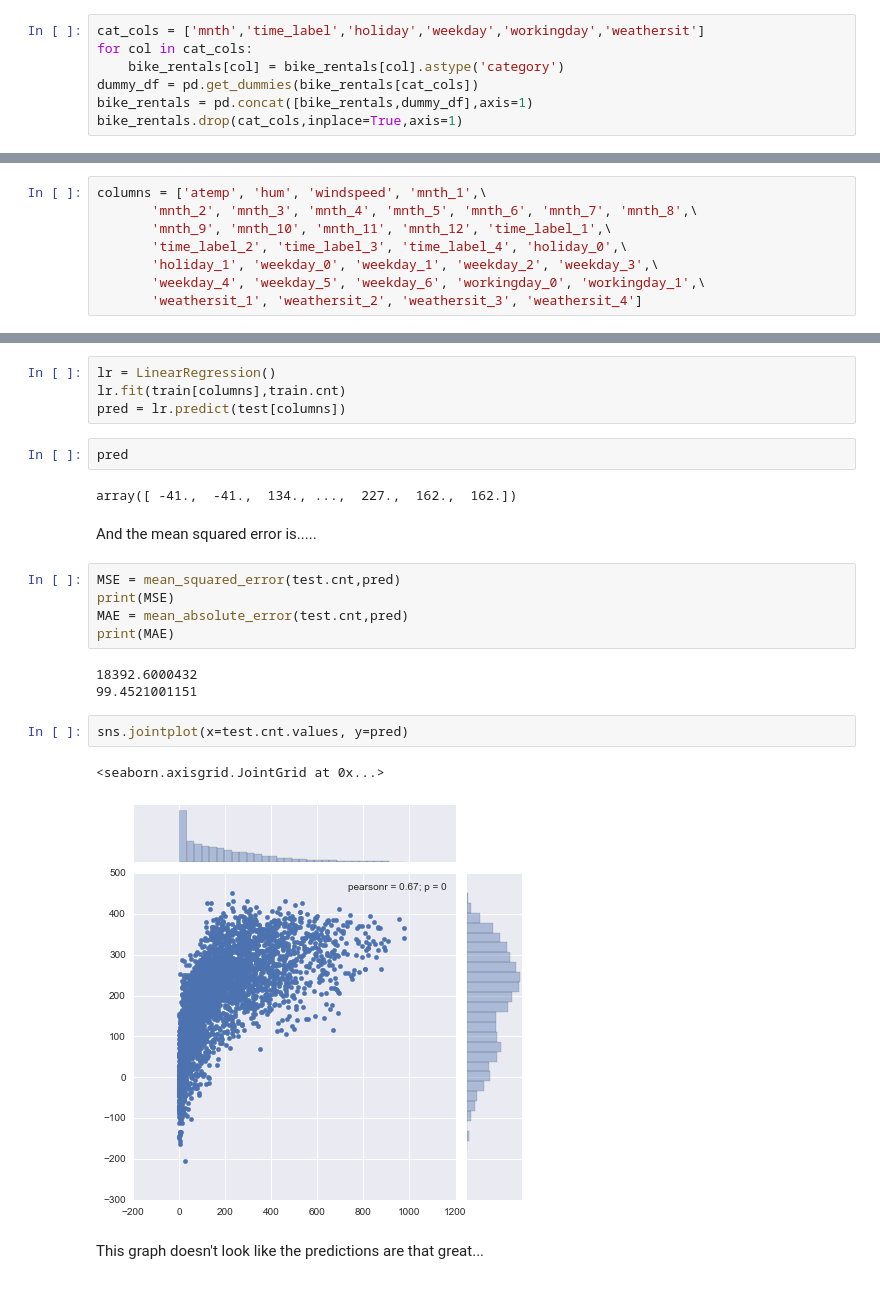
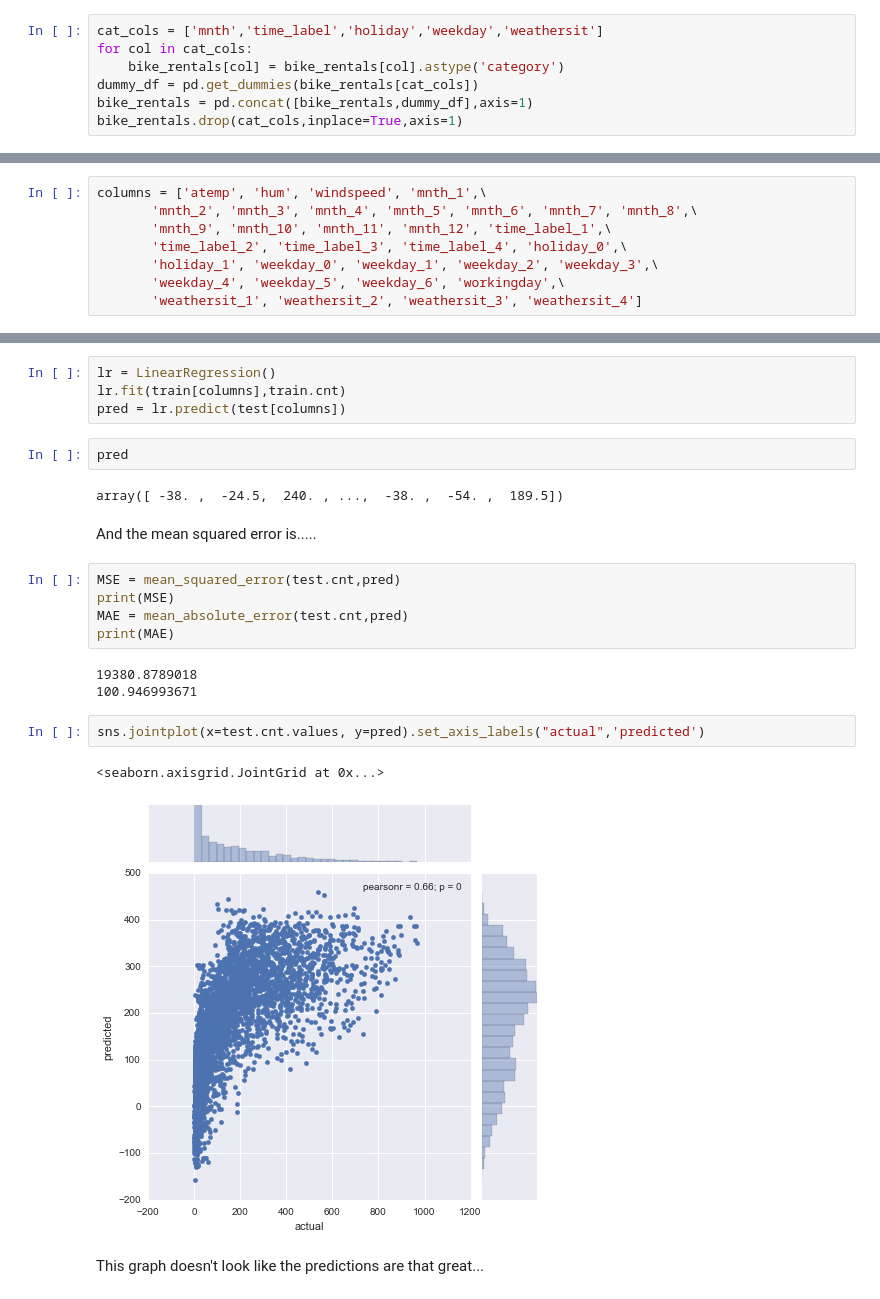
Before and after one commit to kyletabor/public_data_projects, a Jupyter notebook: bike_sharing/rental_analysis.ipynb, the cells around one changed output, grey strips where cells are left out. Drawn from its saved outputs; the diff is of its cells as text.

Commit message:
cleaned up plots

```diff
--- a/bike_sharing/rental_analysis.ipynb
+++ b/bike_sharing/rental_analysis.ipynb
@@ -194,7 +196,7 @@ bike_rentals.drop(['hr'], inplace=True, axis=1)
 # %% [markdown]
 It looks like `season`, `hr`, `weekday`, and `weathersit` are categorical. So we will need to convert these to dummy variables. If we don't, our regression algorithm will think Friday is more important than Monday because it treats everything as numerical variables.
 # %%
-cat_cols = ['mnth','time_label','holiday','weekday','workingday','weathersit']
+cat_cols = ['mnth','time_label','holiday','weekday','weathersit']
 for col in cat_cols:
     bike_rentals[col] = bike_rentals[col].astype('category')
 dummy_df = pd.get_dummies(bike_rentals[cat_cols])
@@ -224,7 +226,7 @@ columns = ['atemp', 'hum', 'windspeed', 'mnth_1',\
        'mnth_9', 'mnth_10', 'mnth_11', 'mnth_12', 'time_label_1',\
        'time_label_2', 'time_label_3', 'time_label_4', 'holiday_0',\
        'holiday_1', 'weekday_0', 'weekday_1', 'weekday_2', 'weekday_3',\
-       'weekday_4', 'weekday_5', 'weekday_6', 'workingday_0', 'workingday_1',\
+       'weekday_4', 'weekday_5', 'weekday_6', 'workingday',\
        'weathersit_1', 'weathersit_2', 'weathersit_3', 'weathersit_4']
 # %%
 train[columns]
@@ -257,7 +259,7 @@ pred = lr.predict(test[columns])
 # %%
 pred
 # %% [output]
-array([ -41.,  -41.,  134., ...,  227.,  162.,  162.])
+array([ -38. ,  -24.5,  240. , ...,  -38. ,  -54. ,  189.5])
 # %% [markdown]
 And the mean squared error is.....
 # %%
@@ -266,13 +268,13 @@ print(MSE)
 MAE = mean_absolute_error(test.cnt,pred)
 print(MAE)
 # %% [output]
-18392.6000432
-99.4521001151
+19380.8789018
+100.946993671
 # %%
-sns.jointplot(x=test.cnt.values, y=pred)
+sns.jointplot(x=test.cnt.values, y=pred).set_axis_labels("actual",'predicted')
 # %% [output]
 <seaborn.axisgrid.JointGrid at 0x...>
-[figure, old version]
+[figure, new version]
 # %% [markdown]
 This graph doesn't look like the predictions are that great...
 # %% [markdown]
```
Also changed, not shown: parts of 24 cells of this notebook.
